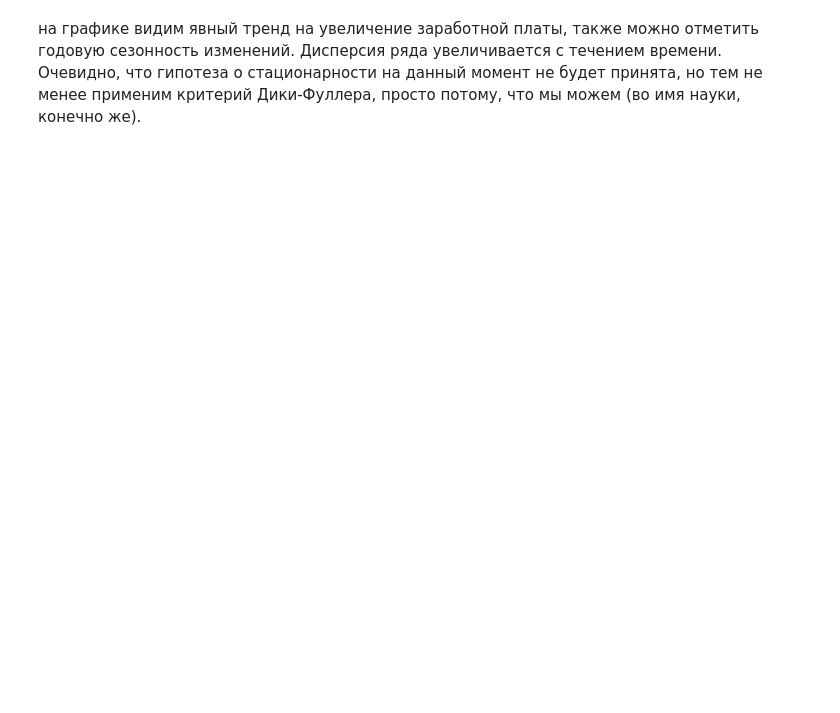
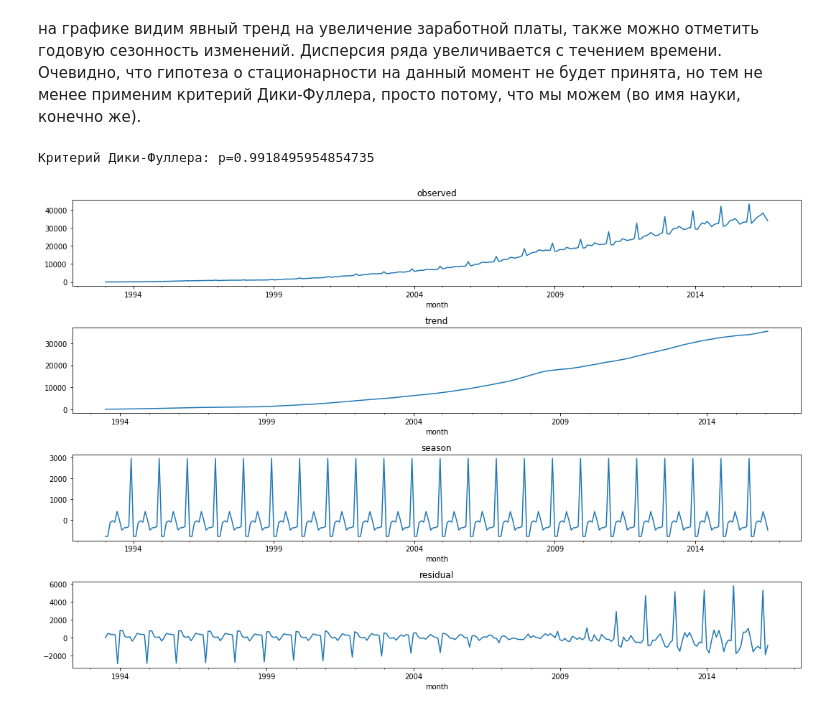
Before and after one commit to chance-comer/coursera_data_analysis_and_ML, a Jupyter notebook: AppliedTasks/ZP.ipynb, the cells around one changed output. Saved outputs shown, nothing was run; the diff lists cells and outputs as text; code cells hidden in the pictures; blank space fills up the shorter version.

```diff
--- a/AppliedTasks/ZP.ipynb
+++ b/AppliedTasks/ZP.ipynb
@@ -23,3 +26,18 @@ Text(0.5,0,'month')
 # %% [markdown]
 на графике видим явный тренд на увеличение заработной платы, также можно отметить годовую сезонность изменений. Дисперсия ряда увеличивается с течением времени.
 Очевидно, что гипотеза о стационарности на данный момент не будет принята, но тем не менее применим критерий Дики-Фуллера, просто потому, что мы можем (во имя науки, конечно же).
+# %%
+fig, (ax0, ax1, ax2, ax3) = plt.subplots(4, 1, figsize = (15,10))
+sm.tsa.seasonal_decompose(data['WAG_C_M']).observed.plot(ax = ax0)
+sm.tsa.seasonal_decompose(data['WAG_C_M']).trend.plot(ax = ax1)
+sm.tsa.seasonal_decompose(data['WAG_C_M']).seasonal.plot(ax = ax2)
+sm.tsa.seasonal_decompose(data['WAG_C_M']).resid.plot(ax = ax3)
+print("Критерий Дики-Фуллера: p=" + str(sm.tsa.stattools.adfuller(data['WAG_C_M'])[1]))
+ax0.set_title('observed')
+ax1.set_title('trend')
+ax2.set_title('season')
+ax3.set_title('residual')
+plt.tight_layout()
+# %% [output]
+Критерий Дики-Фуллера: p=0.9918495954854735
+[figure, added]
```
Also changed, not shown: parts of 34 cells of this notebook, 17 other files.
